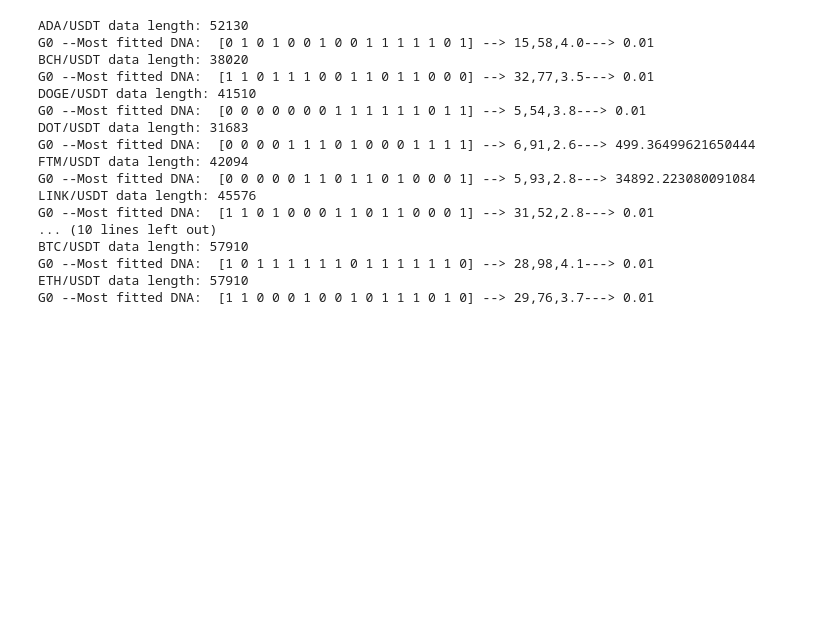
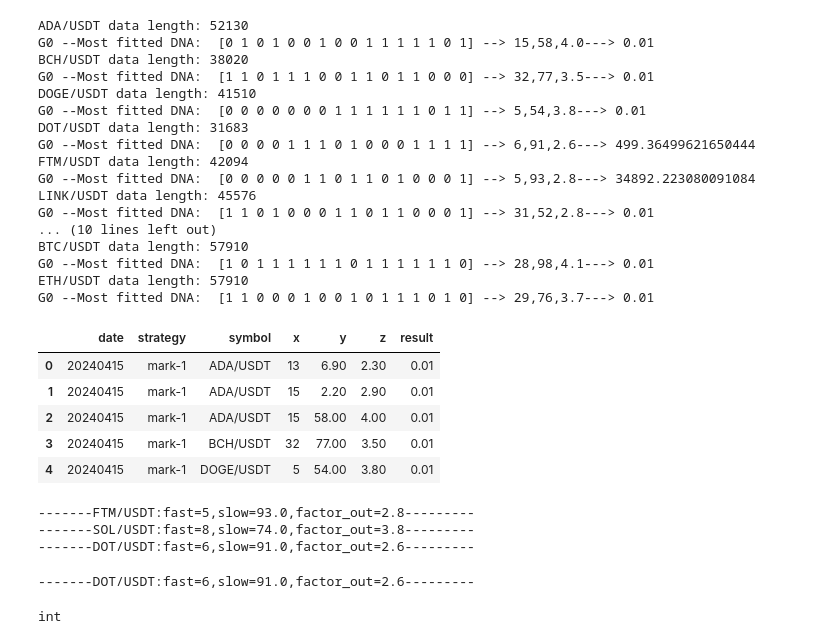
Before and after one commit to goodderek/git_BTC-19_Mark, a Jupyter notebook: BTC-19_Mark_Minervini.ipynb, the cells around one changed output. Cells and saved outputs as stored; diff of their text form; code cells hidden in the pictures; blank space fills up the shorter version.

```diff
--- a/BTC-19_Mark_Minervini.ipynb
+++ b/BTC-19_Mark_Minervini.ipynb
@@ -450,3 +450,55 @@ BTC/USDT data length: 57910
 G0 --Most fitted DNA:  [1 0 1 1 1 1 1 1 0 1 1 1 1 1 1 0] --> 28,98,4.1---> 0.01
 ETH/USDT data length: 57910
 G0 --Most fitted DNA:  [1 1 0 0 0 1 0 0 1 0 1 1 1 0 1 0] --> 29,76,3.7---> 0.01
+# %%
+df=pd.read_csv('GA-19.csv')
+df.head()
+# %% [output]
+|  | date | strategy | symbol | x | y | z | result |
+| 0 | 20240415 | mark-1 | ADA/USDT | 13 | 6.90 | 2.30 | 0.01 |
+| 1 | 20240415 | mark-1 | ADA/USDT | 15 | 2.20 | 2.90 | 0.01 |
+| 2 | 20240415 | mark-1 | ADA/USDT | 15 | 58.00 | 4.00 | 0.01 |
+| 3 | 20240415 | mark-1 | BCH/USDT | 32 | 77.00 | 3.50 | 0.01 |
+| 4 | 20240415 | mark-1 | DOGE/USDT | 5 | 54.00 | 3.80 | 0.01 |
+# %%
+symbols=['FTM/USDT','SOL/USDT','DOT/USDT'] #BTC 有開單最小量限制，較不好拿來測 , shib好像有乘以1000先捨棄
+
+for symbol in symbols:
+
+    #--------------------------------------  general parameters --------------------------------------
+    budget=9
+    current_time=datetime.now().strftime("%Y/%m/%d_%H")
+    strategy='mark-1'
+    leverage=9
+
+
+
+    #--------------------------------------  indivisual parameters --------------------------------------
+    #2023/12/13新增改自動每周update GA parameters: (用這個就不用if條件式一個一個key了)
+    df_para=pd.read_csv('./GA-19.csv')
+    mask=(df_para['strategy']==strategy) & (df_para['symbol']==symbol) & (df_para['result']!=0.01)
+
+    fast=df_para[mask]['x'].iloc[-1]
+    slow=df_para[mask]['y'].iloc[-1]
+    factor_out=df_para[mask]['z'].iloc[-1] #2023/12/14改成由csv file除以10了，這裡直接調用不用再除
+
+    print(f'-------{symbol}:fast={fast},slow={slow},factor_out={factor_out}---------')
+# %% [output]
+-------FTM/USDT:fast=5,slow=93.0,factor_out=2.8---------
+-------SOL/USDT:fast=8,slow=74.0,factor_out=3.8---------
+-------DOT/USDT:fast=6,slow=91.0,factor_out=2.6---------
+# %%
+df_para=pd.read_csv('GA-19.csv')
+mask=(df_para['strategy']==strategy) & (df_para['symbol']==symbol) & (df_para['result']!=0.01)
+
+fast=int(df_para[mask]['x'].iloc[-1])
+slow=df_para[mask]['y'].iloc[-1]
+factor_out=df_para[mask]['z'].iloc[-1] #2023/12/14改成由csv file除以10了，這裡直接調用不用再除
+
+print(f'-------{symbol}:fast={fast},slow={slow},factor_out={factor_out}---------')
+# %% [output]
+-------DOT/USDT:fast=6,slow=91.0,factor_out=2.6---------
+# %%
+type(fast)
+# %% [output]
+int
```
